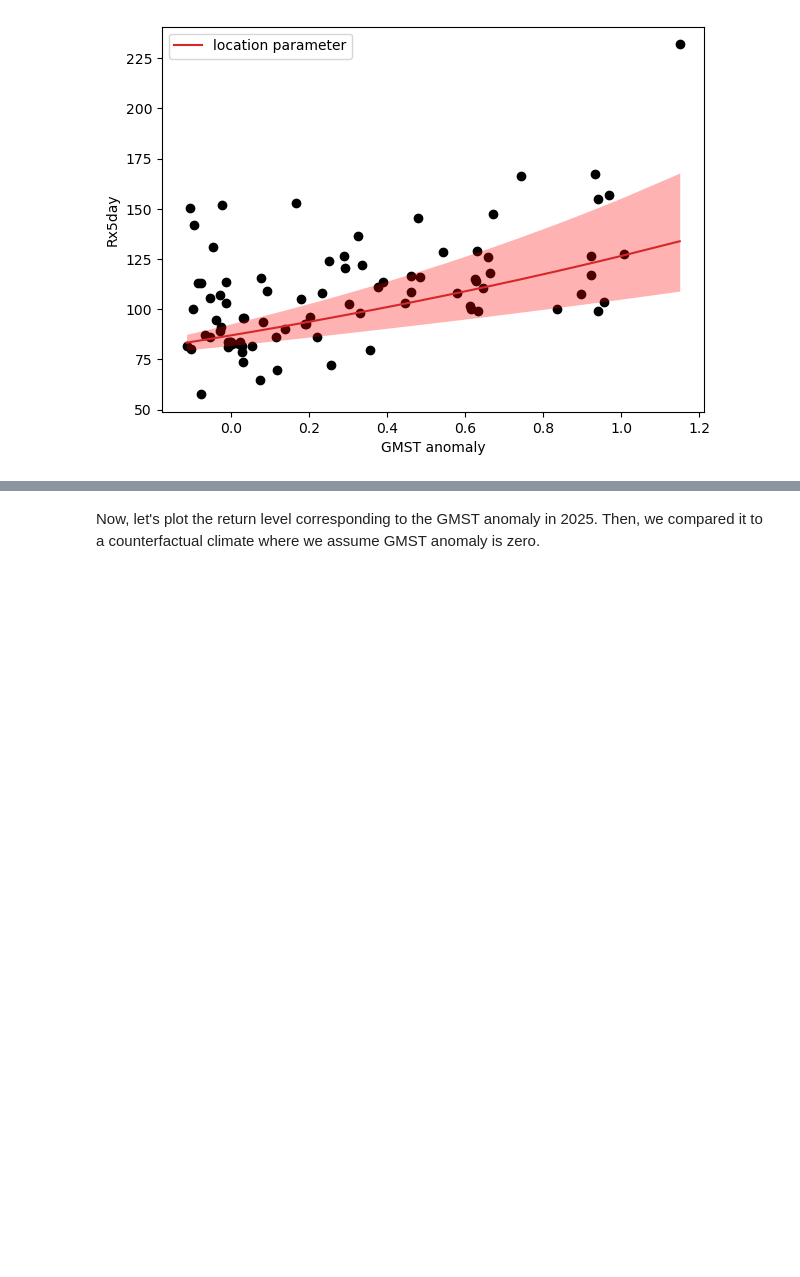
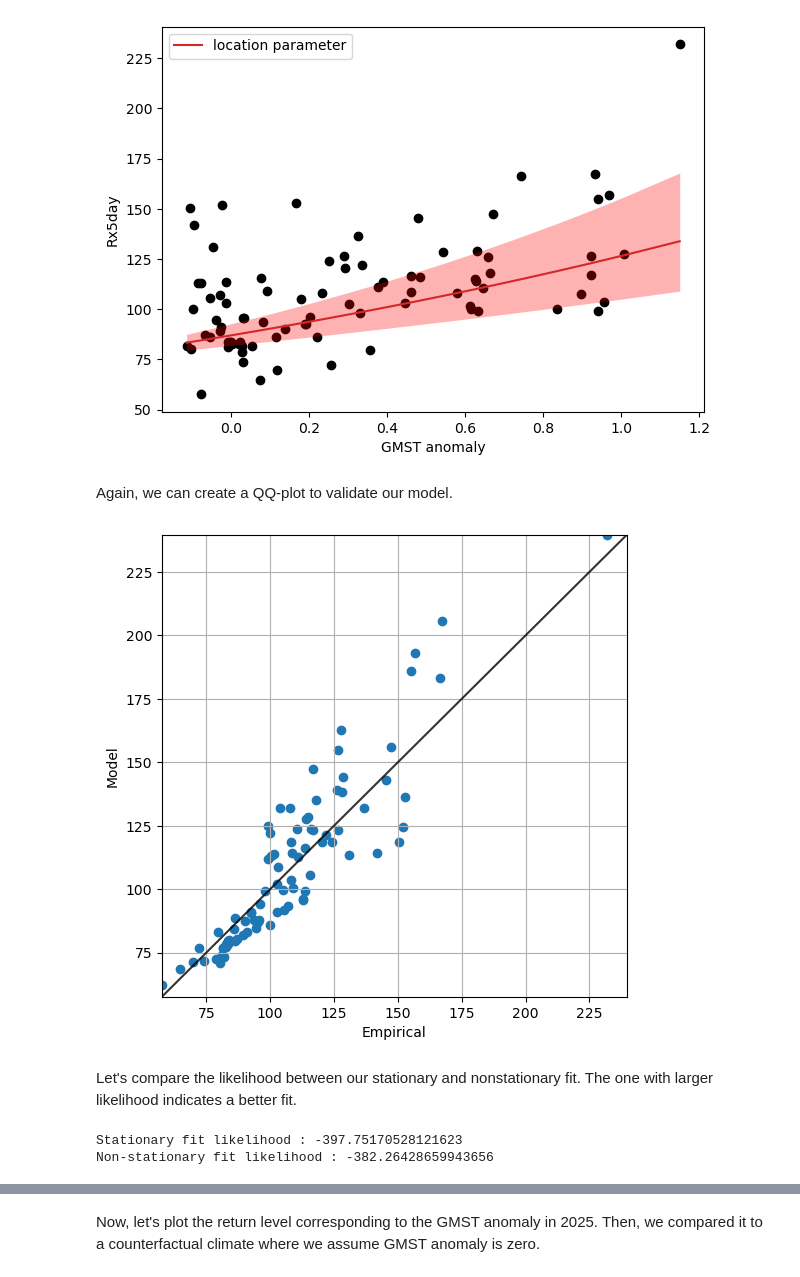
Before and after one commit to nathasya-abenita/diploma_data_analysis, a Jupyter notebook: scripts/project/extreme_trend_detection.ipynb, the cells around one changed output, grey strips where cells are left out. Drawn from its saved outputs; the diff is of its cells as text; code cells hidden in the pictures; blank space fills up the shorter version.

Commit message:
add qq plot

```diff
--- a/scripts/project/extreme_trend_detection.ipynb
+++ b/scripts/project/extreme_trend_detection.ipynb
@@ -339,0 +340,17 @@ plt.show()
+# %% [markdown]
+Again, we can create a QQ-plot to validate our model.
+# %%
+evt.plot_qq_nonstat(df['tp'].values, df['gmst'].values, params_nonstat[0])
+plt.show()
+# %% [output]
+[figure, added]
+# %% [markdown]
+Let's compare the likelihood between our stationary and nonstationary fit. The one with larger likelihood indicates a better fit.
+# %%
+ll_stat = -1 * evt.gev_negloglik(params_stationary[0], df['tp'].values)
+ll_nonstat = -1 * evt.gev_negloglik_gmst(params_nonstat[0], df['tp'].values, df['gmst'].values)
+print('Stationary fit likelihood :', ll_stat)
+print('Non-stationary fit likelihood :', ll_nonstat)
+# %% [output]
+Stationary fit likelihood : -397.75170528121623
+Non-stationary fit likelihood : -382.26428659943656
```
Also changed, not shown: parts of 3 cells of this notebook, 1 other file.
